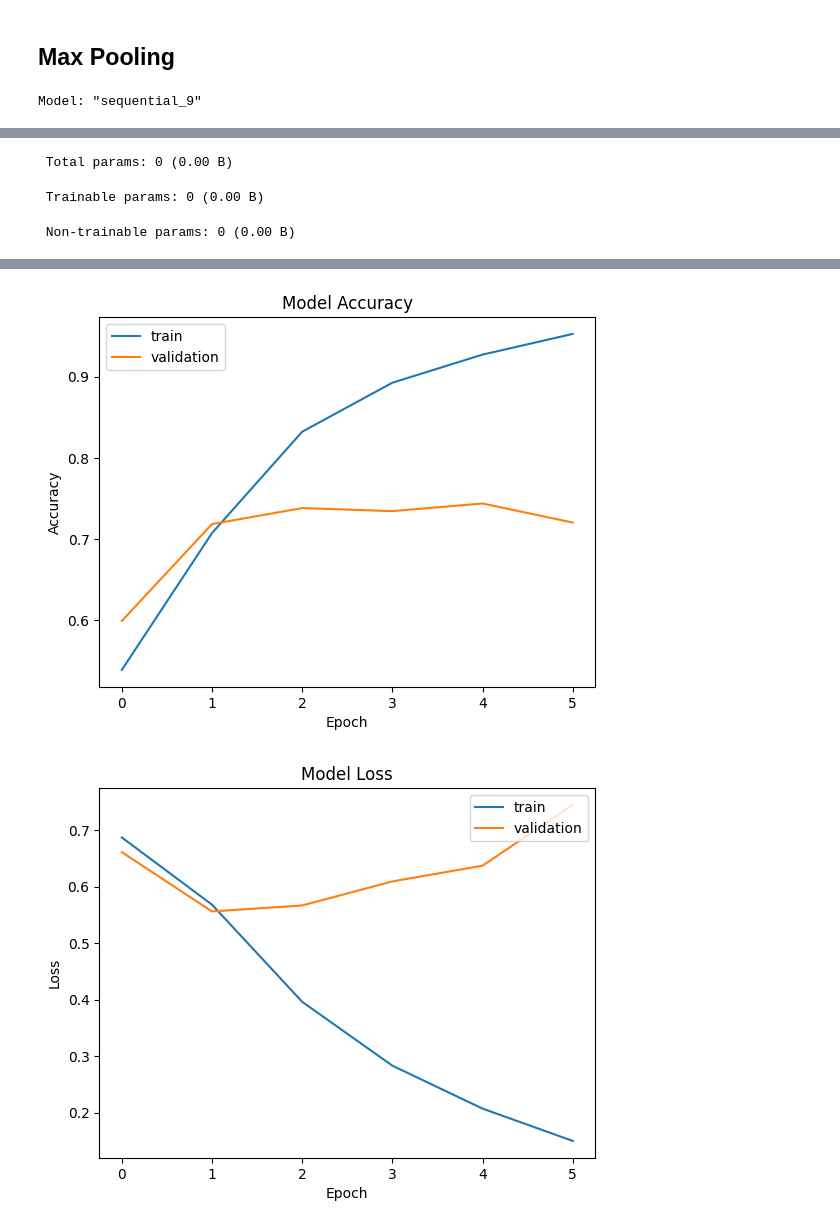
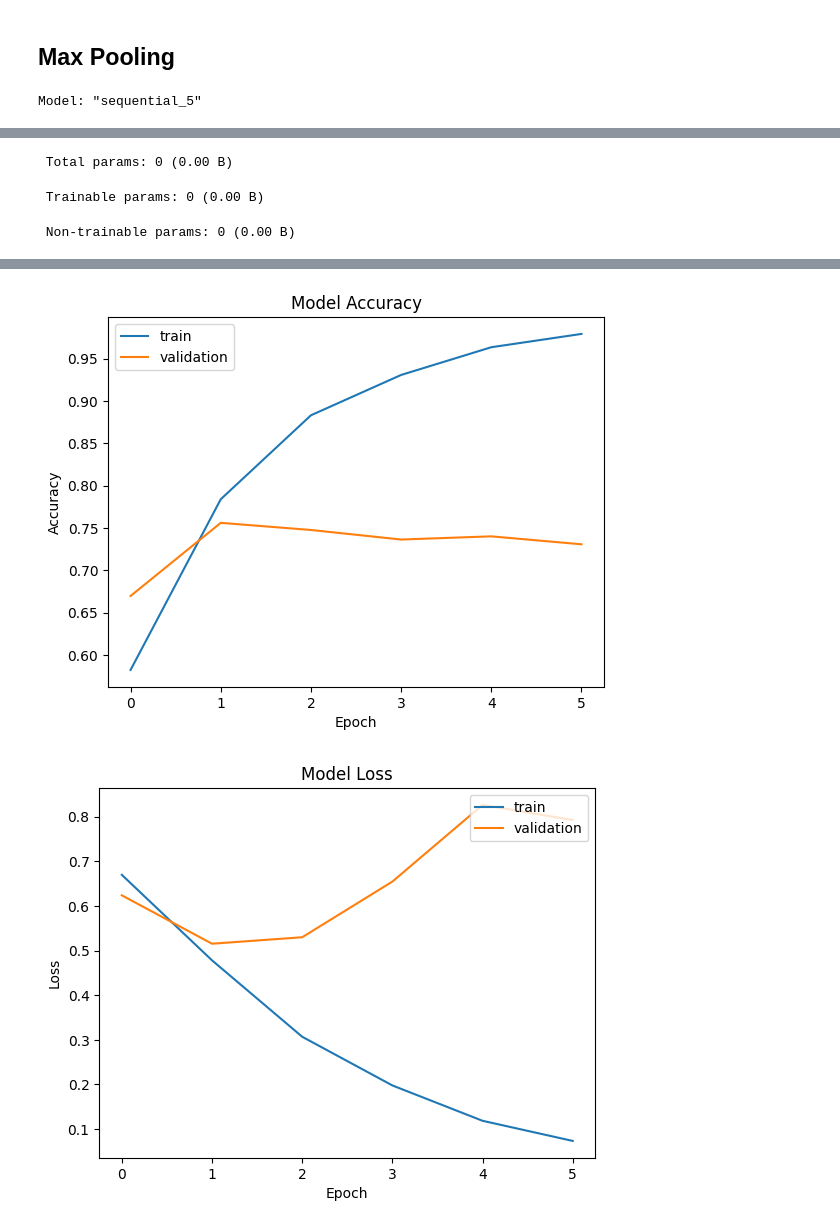
Before and after one commit to pareenakaur/CZ4045-NLP, a Jupyter notebook: RNN (question 2)/q2(updated).ipynb, the cells around one changed output, grey strips where cells are left out. Saved outputs shown, nothing was run; the diff lists cells and outputs as text; code cells hidden in the pictures.

```diff
--- a/RNN (question 2)/q2(updated).ipynb
+++ b/RNN (question 2)/q2(updated).ipynb
@@ -627,12 +663,12 @@ def use_model_with_max_pooling(hidden_neurons, learning_rate, batch_size, epochs
 
     return model
 # %%
-max_pooling_model = use_model_with_max_pooling(hidden_neurons=300, learning_rate=0.00005, batch_size=16, epochs=15, input_length=50)
+max_pooling_model = use_model_with_max_pooling(hidden_neurons=60, learning_rate=2e-4, batch_size=32, epochs=15, input_length=50)
 
 print('\nTest loss and accuracy is:')
 scores = max_pooling_model.evaluate(x=test_padded, y=test_labels)
 # %% [output]
-Model: "sequential_9"
+Model: "sequential_5"
 ┏━━━━━━━━━━━━━━━━━━━━━━━━━━━━━━━━━┳━━━━━━━━━━━━━━━━━━━━━━━━┳━━━━━━━━━━━━━━━┓
 ┃ Layer (type)                    ┃ Output Shape           ┃       Param # ┃
 ┡━━━━━━━━━━━━━━━━━━━━━━━━━━━━━━━━━╇━━━━━━━━━━━━━━━━━━━━━━━━╇━━━━━━━━━━━━━━━┩
@@ -664,5 +700,5 @@ Epoch 6/15
 Epoch 6: early stopping
 Restoring model weights from the end of the best epoch: 2.
-[figure, old version]
+[figure, new version]
-[figure, old version]
+[figure, new version]
 Test loss and accuracy is:
```
Also changed, not shown: parts of 11 cells of this notebook, 1 other file.
